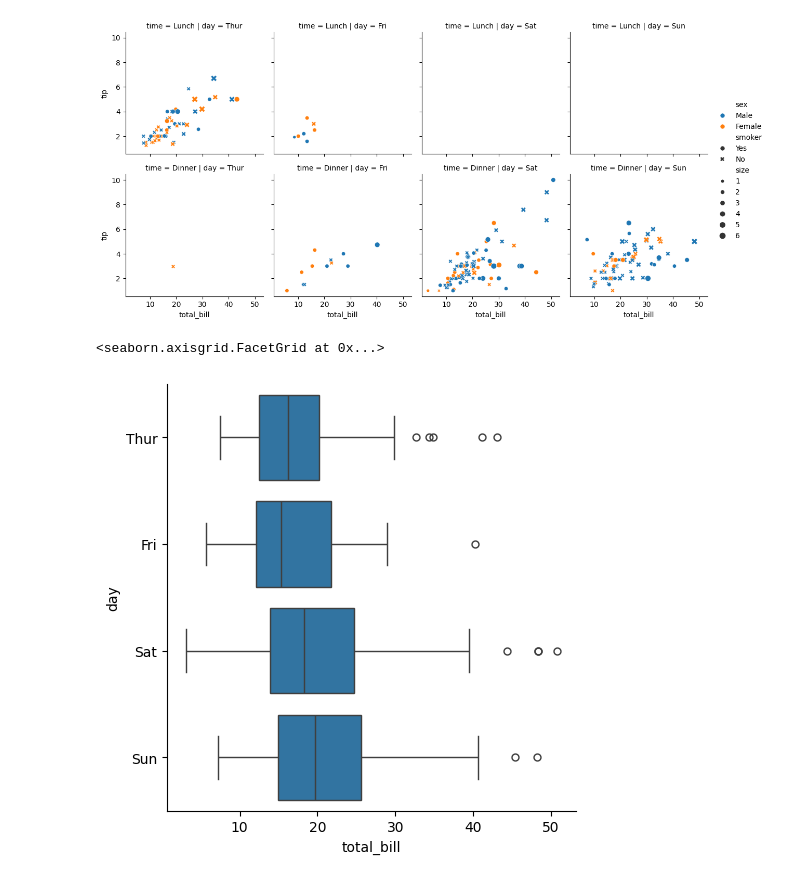
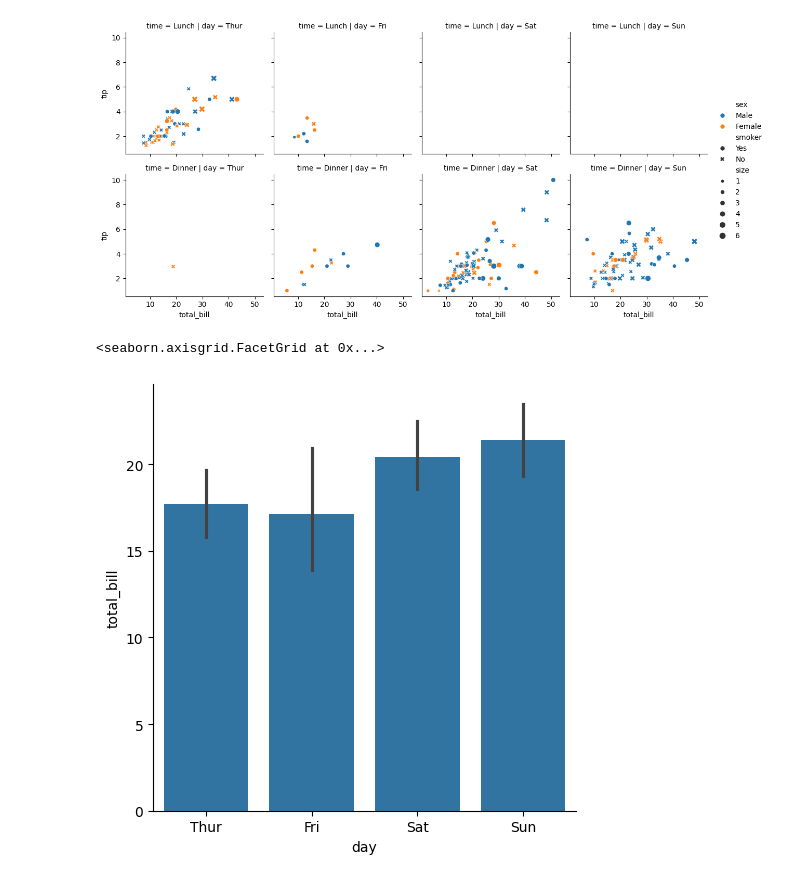
Before and after one commit to Crudeerz/Dataprocessing-Rasmus-Berghall, a Jupyter notebook: Code-Alongs/L002_Seaborn.ipynb, the cells around one changed output. Cells and saved outputs as stored; diff of their text form; code cells hidden in the pictures.

```diff
--- a/Code-Alongs/L002_Seaborn.ipynb
+++ b/Code-Alongs/L002_Seaborn.ipynb
@@ -20,7 +20,7 @@ sns.relplot(x="total_bill", y="tip", hue="sex", style="smoker", col="day", row="
 <seaborn.axisgrid.FacetGrid at 0x...>
 [figure]
 # %%
-sns.catplot(y="day", x="total_bill", kind="box", data=tips)
+sns.catplot(x="day", y="total_bill", kind="bar", data=tips)
 # %% [output]
 <seaborn.axisgrid.FacetGrid at 0x...>
-[figure, old version]
+[figure, new version]
```
Also changed, not shown: 6 other files.
